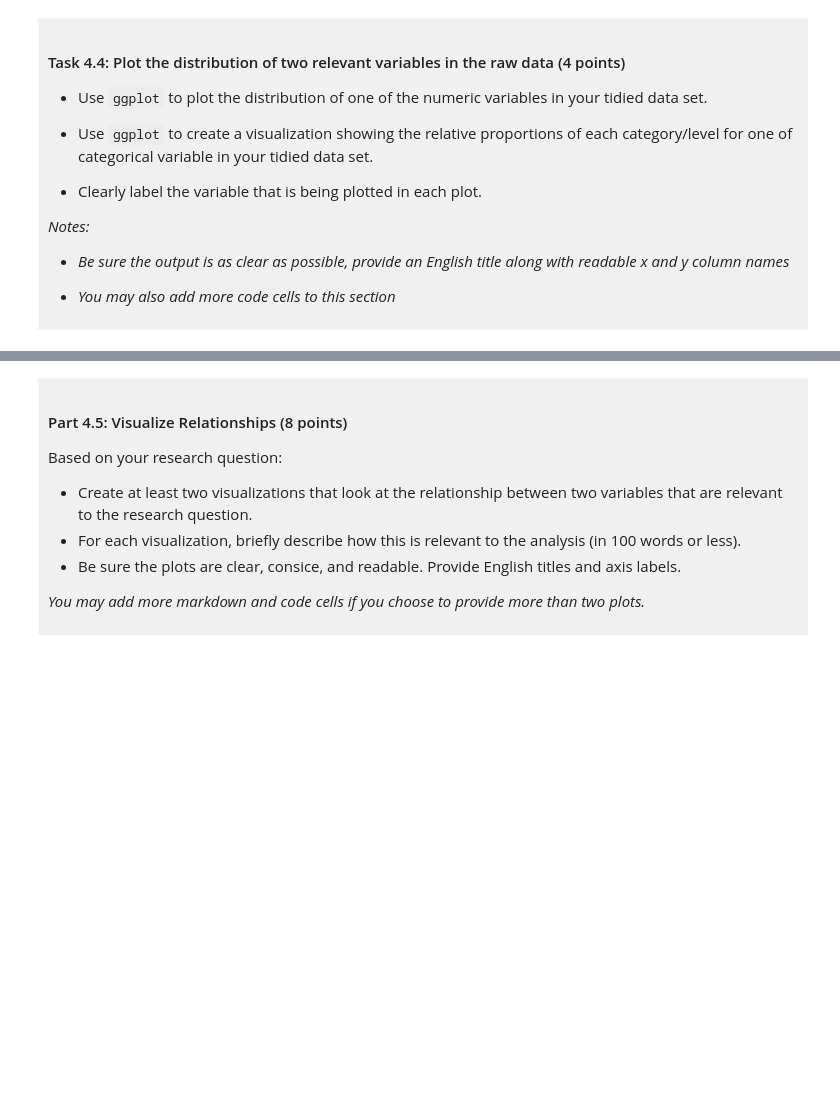
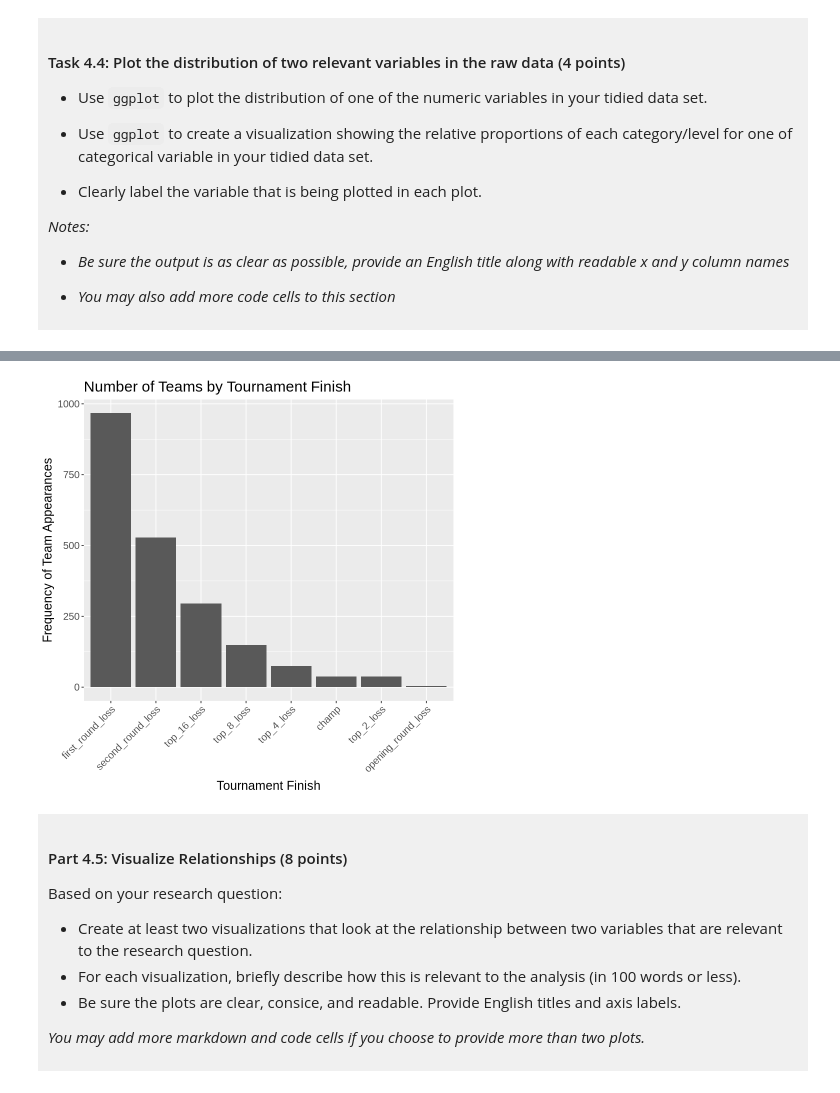
Before and after one commit to RatsRule/dsci-100-project-maxim-egoshin, a Jupyter notebook: dsci-100-project-notebook.ipynb, the cells around one changed output, grey strips where cells are left out. Saved outputs shown, nothing was run; the diff lists cells and outputs as text; code cells hidden in the pictures; blank space fills up the shorter version.

```diff
--- a/dsci-100-project-notebook.ipynb
+++ b/dsci-100-project-notebook.ipynb
@@ -305,5 +361,15 @@ You will refine your research question (if needed) and produce a tidy data set.
 # %%
-### EDIT THIS CODE CELL FOR PLOT 2 ###
+finish_bar <- wmm_data_tidy |> # showing the distribution of tournament finish categorical variable using a bar chart
+    ggplot(aes(x = fct_infreq(tourney_finish))) +
+    geom_bar() +
+    labs(x = "Tournament Finish",
+         y = "Frequency of Team Appearances",
+         title = "Number of Teams by Tournament Finish") +
+    theme(text = element_text(size = 15),
+          axis.text.x = element_text(angle = 45, hjust = 1))
+finish_bar
+# %% [output]
+[figure, added]
 # %% [markdown]
 <div style="background-color: #f0f0f0; padding: 10px;">
 
```
Also changed, not shown: parts of 9 cells of this notebook.
